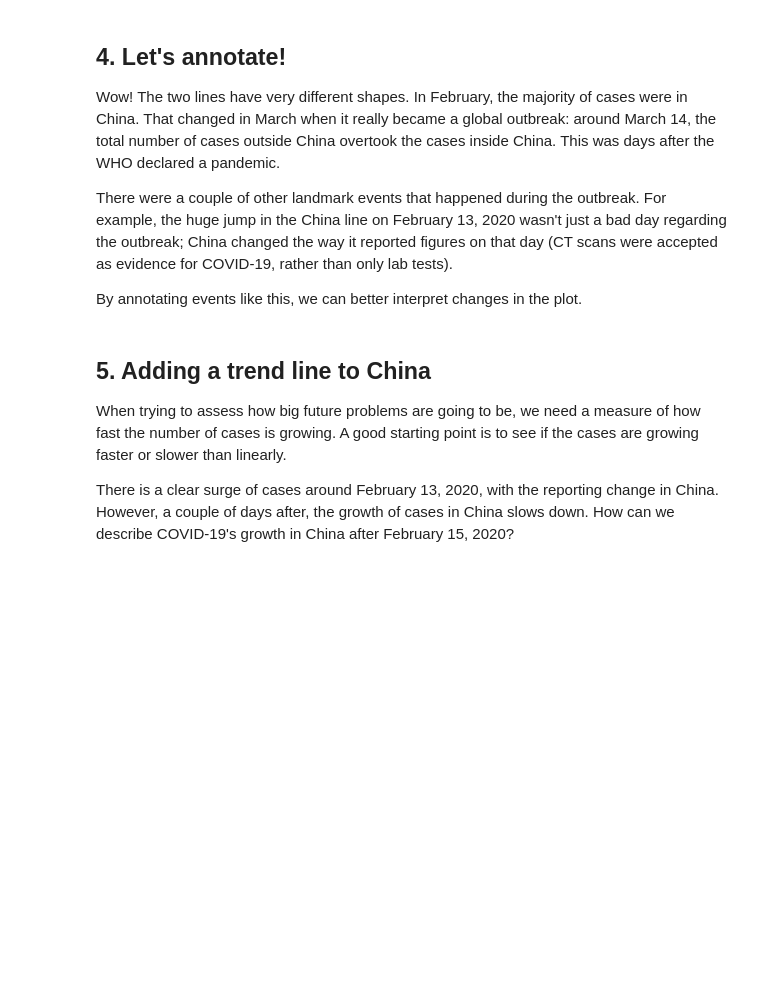
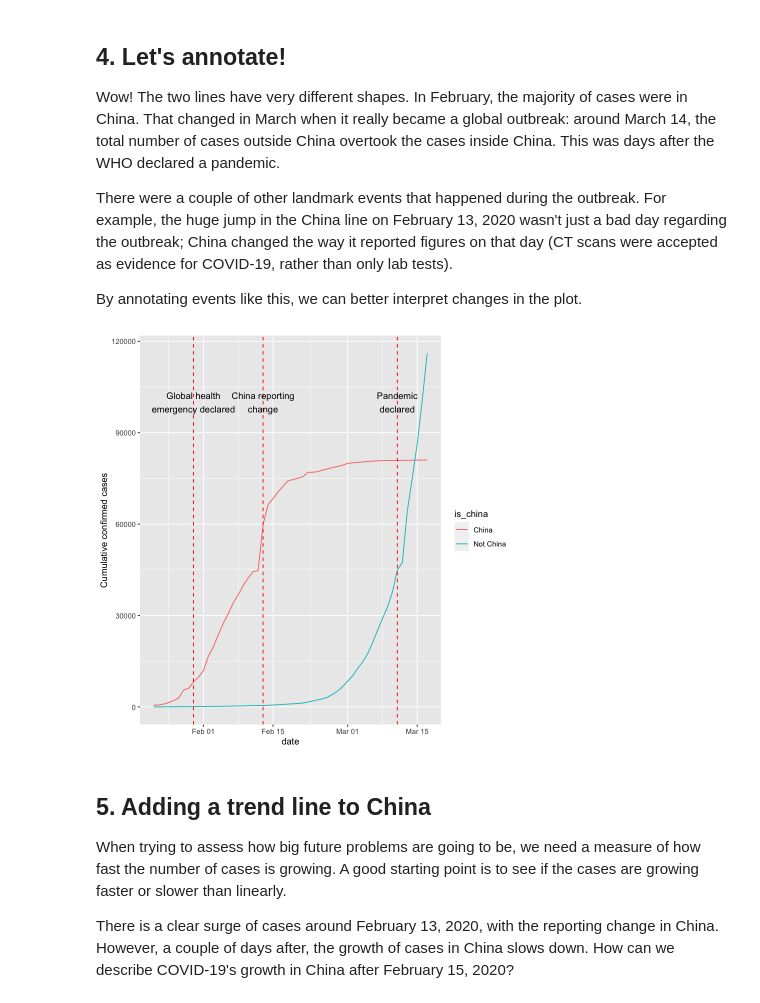
Before and after one commit to JeremyTallant/covid19_R_data_visualization, a Jupyter notebook: r_visualization.ipynb, the cells around one changed output. Saved outputs shown, nothing was run; the diff lists cells and outputs as text; code cells hidden in the pictures; blank space fills up the shorter version.

```diff
--- a/r_visualization.ipynb
+++ b/r_visualization.ipynb
@@ -110,17 +110,19 @@ $ cum_cases <dbl> 548, 643, 920, 1406, 2075, 2877, 5509, 6087, 8141, 9802, 118
 # %%
 who_events <- tribble(
   ~ date, ~ event,
   "2020-01-30", "Global health\nemergency declared",
   "2020-03-11", "Pandemic\ndeclared",
   "2020-02-13", "China reporting\nchange"
 ) %>%
   mutate(date = as.Date(date))
 
 # Using who_events, add vertical dashed lines with an xintercept at date
 # and text at date, labeled by event, and at 100000 on the y-axis
 plt_cum_confirmed_cases_china_vs_world +
-  .... +
-  ....
+  geom_vline(data = who_events, aes(xintercept = date), linetype = "dashed", color = "red") +
+  geom_text(data = who_events, aes(x = date, y = 100000, label = event))
+# %% [output]
+[figure, added]
 # %% [markdown]
 ## 5. Adding a trend line to China
 <p>When trying to assess how big future problems are going to be, we need a measure of how fast the number of cases is growing. A good starting point is to see if the cases are growing faster or slower than linearly.</p>
```
